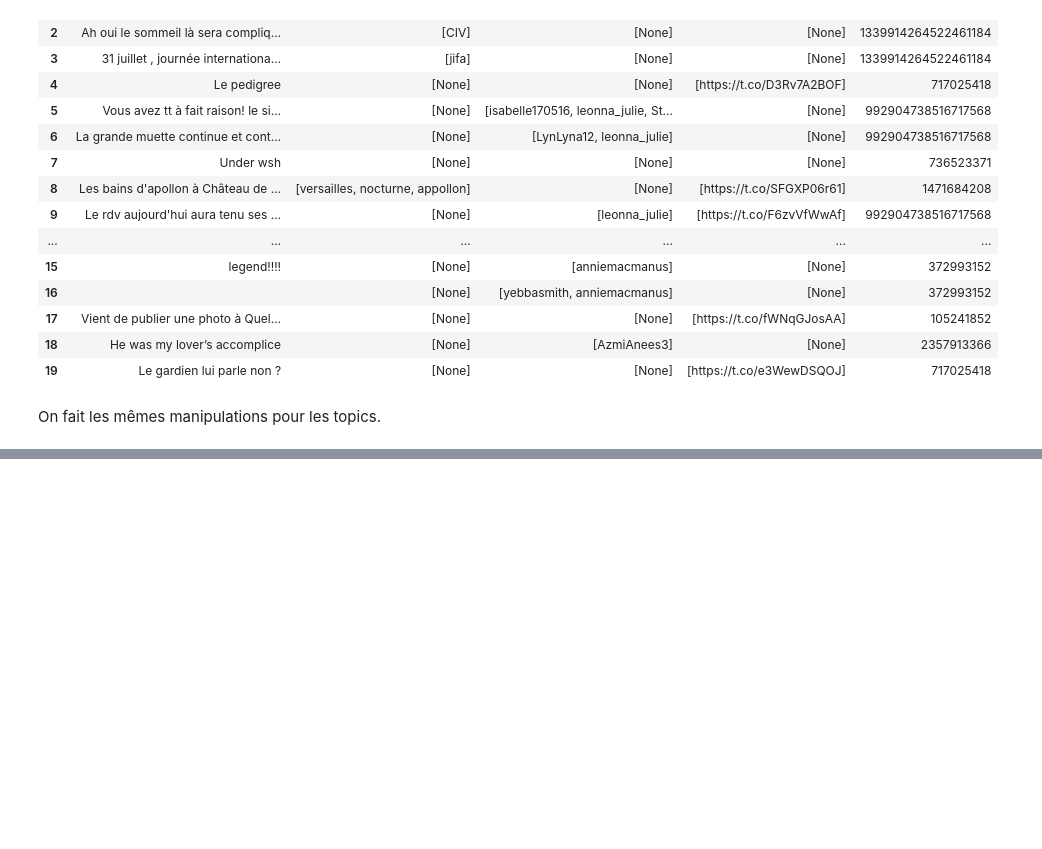
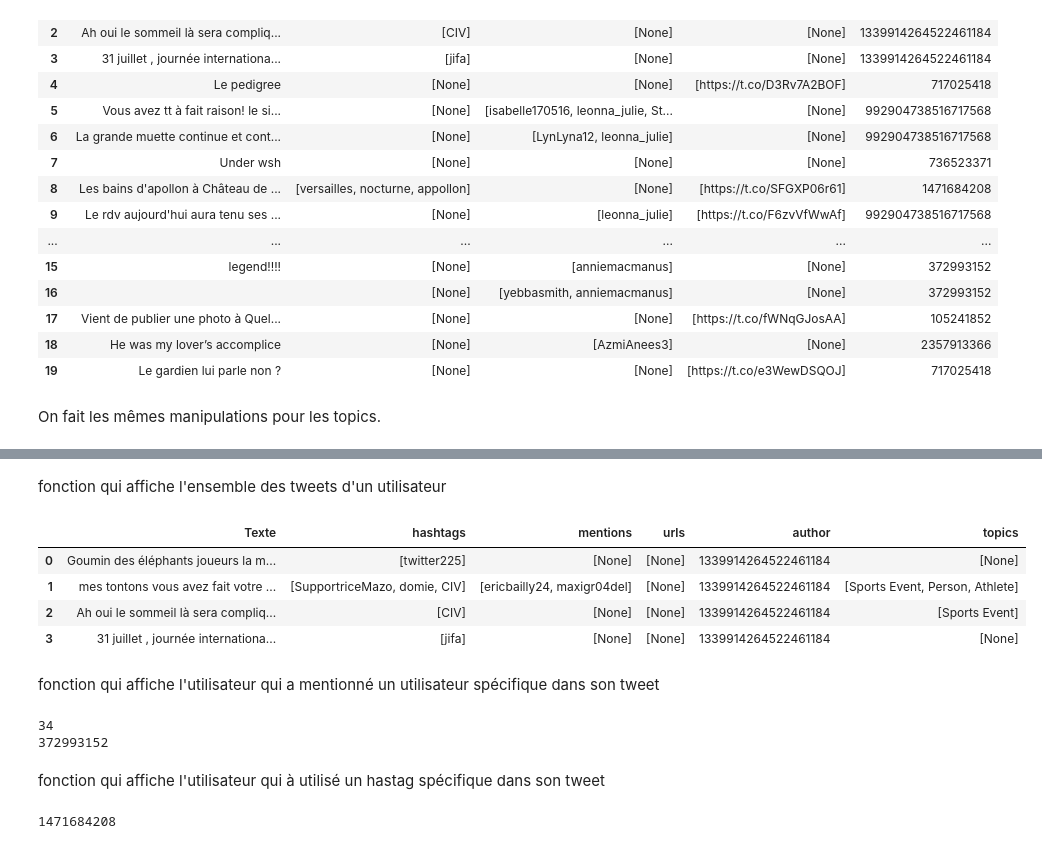
Before and after one commit to uvsq22102587/ProjetAnalyseDeDonnees, a Jupyter notebook: Notebook Final Benji.ipynb, the cells around one changed output, grey strips where cells are left out. Drawn from its saved outputs; the diff is of its cells as text; code cells hidden in the pictures; blank space fills up the shorter version.

```diff
--- a/Notebook Final Benji.ipynb
+++ b/Notebook Final Benji.ipynb
@@ -263,0 +288,43 @@ pdTweetFiltre
+# %% [markdown]
+fonction qui affiche l'ensemble des tweets d'un utilisateur
+# %%
+def tweet_author (author):
+    serie = pd.Series([author for i in range(len(pdTweetFiltre["author"]))])
+    return pdTweetFiltre[pdTweetFiltre["author"].isin(serie)]
+
+tweet_author(1339914264522461184)
+# %% [output]
+|  | Texte | hashtags | mentions | urls | author | topics |
+| 0 | Goumin des éléphants joueurs la m... | [twitter225] | [None] | [None] | 1339914264522461184 | [None] |
+| 1 | mes tontons vous avez fait votre ... | [SupportriceMazo, domie, CIV] | [ericbailly24, maxigr04del] | [None] | 1339914264522461184 | [Sports Event, Person, Athlete] |
+| 2 | Ah oui le sommeil là sera compliq... | [CIV] | [None] | [None] | 1339914264522461184 | [Sports Event] |
+| 3 | 31 juillet , journée internationa... | [jifa] | [None] | [None] | 1339914264522461184 | [None] |
+# %% [markdown]
+fonction qui affiche l'utilisateur qui a mentionné un utilisateur spécifique dans son tweet
+# %%
+def tweet_mention (mention):
+    for i in range(0, len(pdTweetFiltre["mentions"])):
+        liste_mention = pdTweetFiltre["mentions"][i]
+        for j in range(0, len(liste_mention)):
+            mention_tab = liste_mention[j]
+            if mention == mention_tab :
+                print(pdTweetFiltre["author"][i])
+
+tweet_mention("anniemacmanus")
+# %% [output]
+34
+372993152
+# %% [markdown]
+fonction qui affiche l'utilisateur qui à utilisé un hastag spécifique dans son tweet
+# %%
+def tweet_hashtags (hashtag):
+    for i in range(0, len(pdTweetFiltre["hashtags"])):
+        liste_hashtags = pdTweetFiltre["hashtags"][i]
+        for j in range(0, len(liste_hashtags)):
+            mention_tab = liste_hashtags[j]
+            if hashtag == mention_tab :
+                print(pdTweetFiltre["author"][i])
+
+tweet_hashtags("versailles")
+# %% [output]
+1471684208
```
Also changed, not shown: parts of 1 cell of this notebook.
